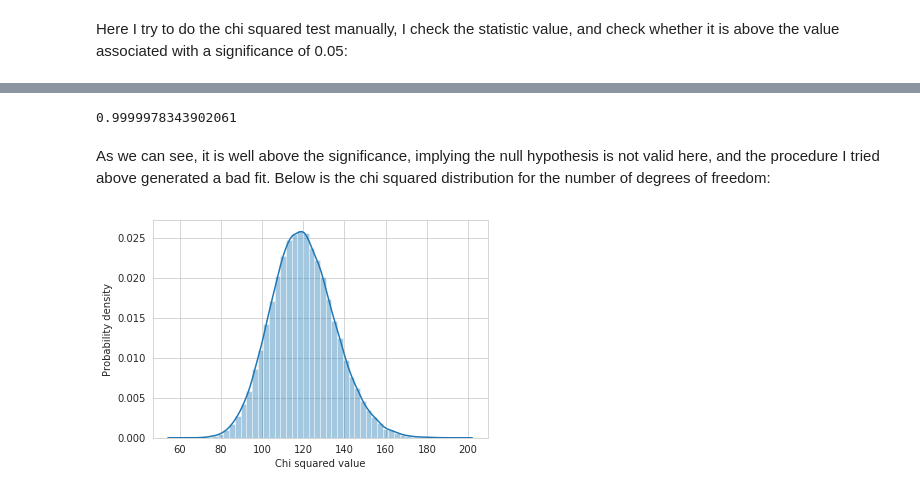
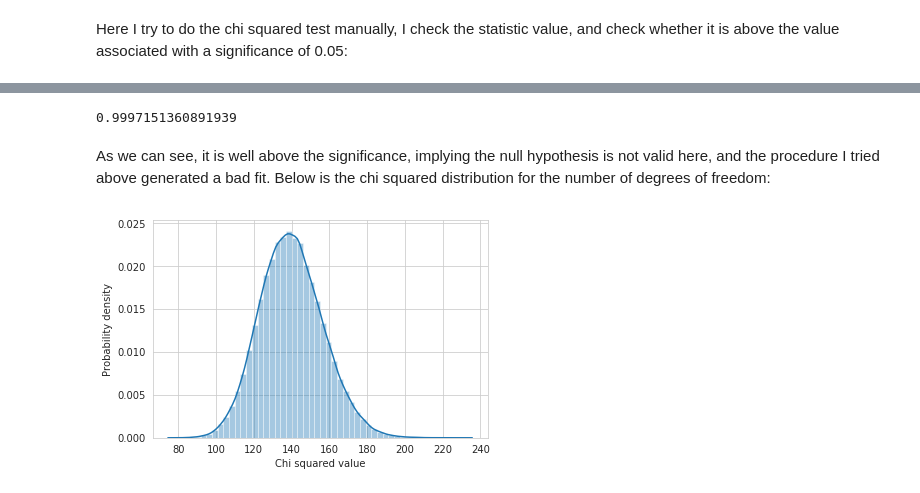
Before and after one commit to CaioMar/Venacao, a Jupyter notebook: Notebooks with analysis of simulation results/Fitting_data_procedure.ipynb, the cells around one changed output, grey strips where cells are left out. Drawn from its saved outputs; the diff is of its cells as text; code cells hidden in the pictures.

Commit message:
Attempt to fit one of the coverage curves - update

```diff
--- a/Notebooks with analysis of simulation results/Fitting_data_procedure.ipynb
+++ b/Notebooks with analysis of simulation results/Fitting_data_procedure.ipynb
@@ -156,14 +156,14 @@ chi_squared
 # %%
-stats.chi2.cdf(205,120)
+stats.chi2.cdf(205,140)
 # %% [output]
-0.9999978343902061
+0.9997151360891939
 # %% [markdown]
 As we can see, it is well above the significance, implying the null hypothesis is not valid here, and the procedure I tried above generated a bad fit. Below is the chi squared distribution for the number of degrees of freedom:
 # %%
-r = stats.chi2.rvs(120, size=100000)
+r = stats.chi2.rvs(140, size=100000)
 sns.distplot(r)
 plt.xlabel('Chi squared value')
 plt.ylabel('Probability density')
 plt.show()
 # %% [output]
-[figure, old version]
+[figure, new version]
```
Also changed, not shown: parts of 2 cells of this notebook.
